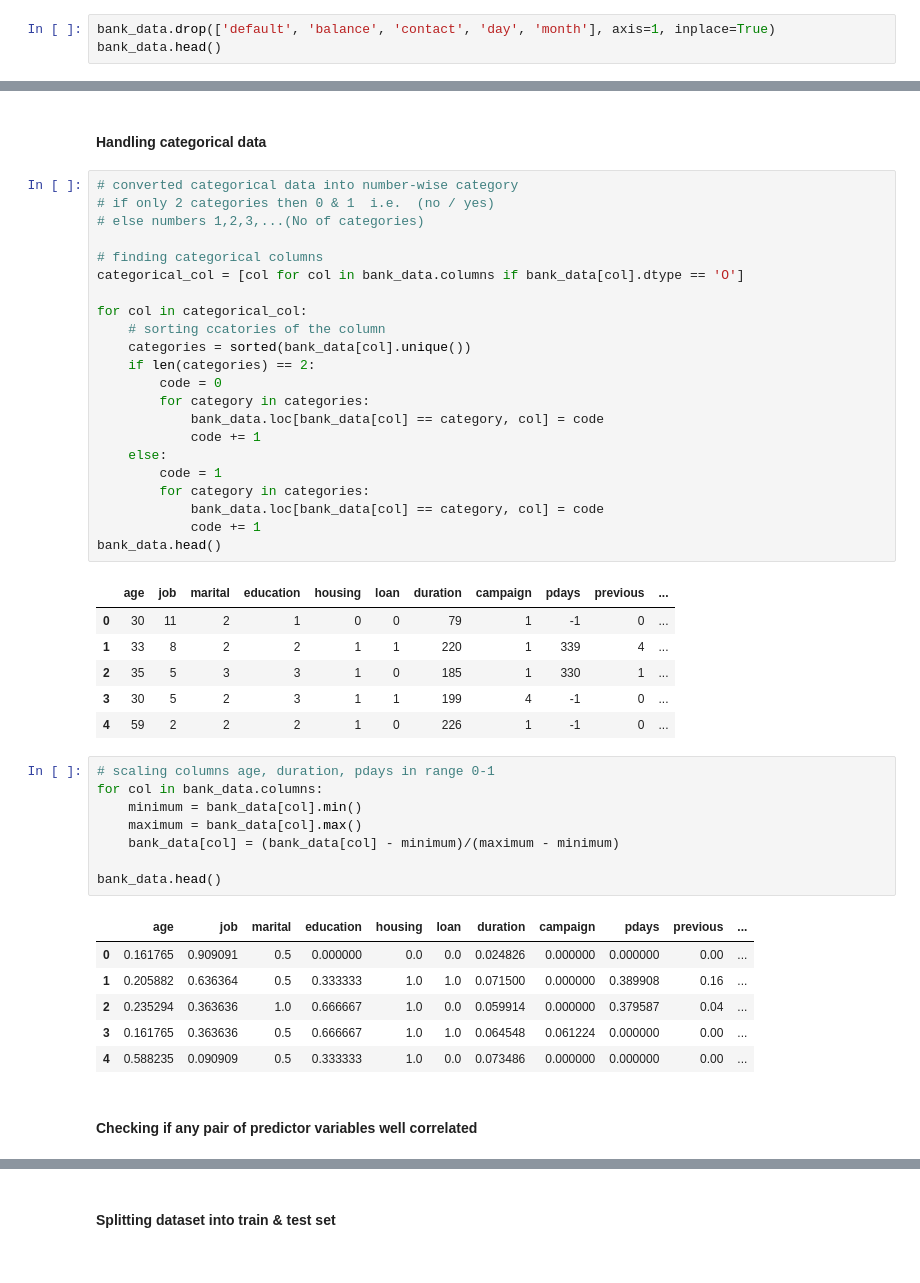
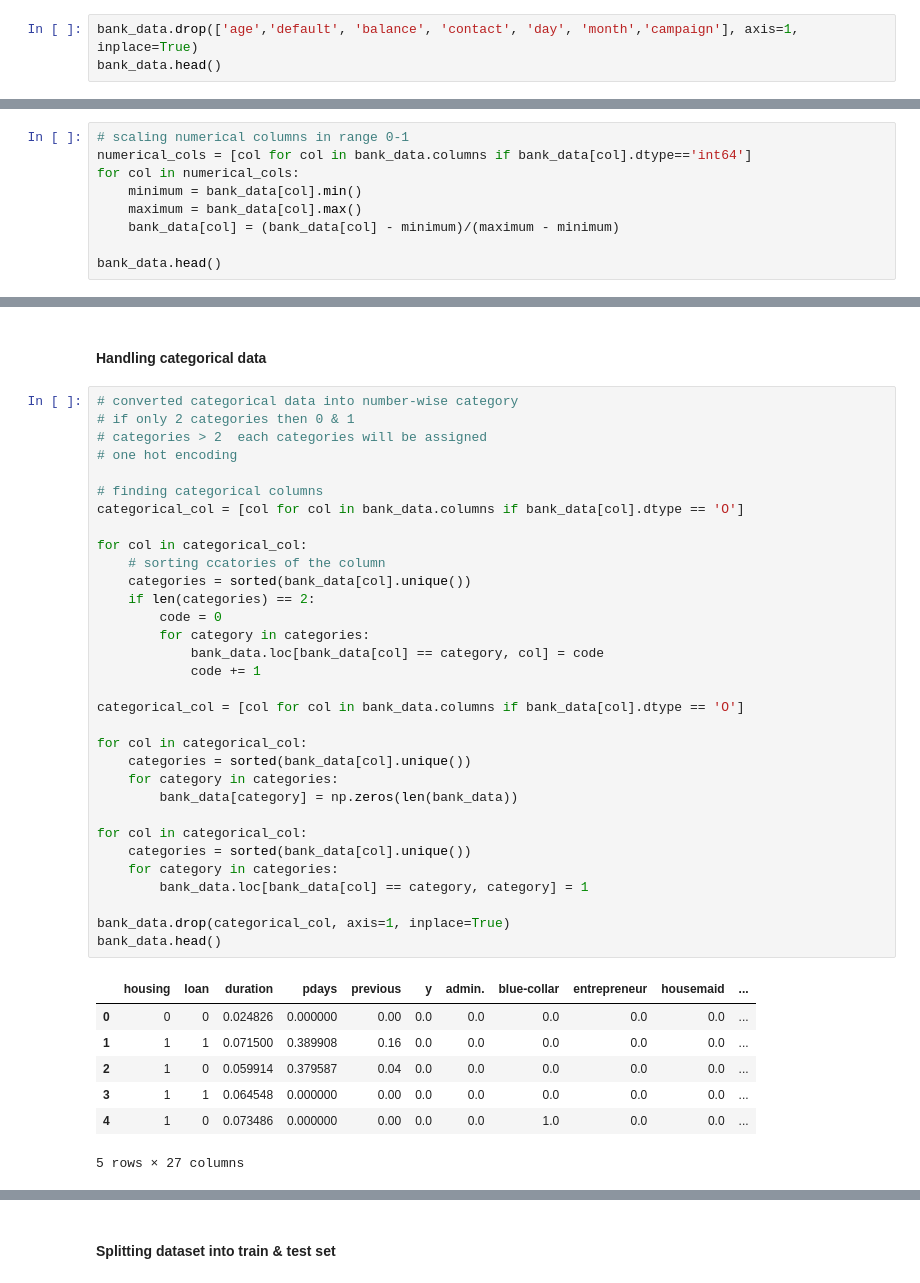
Before and after one commit to vaibhavyesalwad/Machine-Learning-from-scratch, a Jupyter notebook: Classification/K- Nearest Neighbour (KNN)/01_BankCustomerPrediction.ipynb, the cells around one changed output, grey strips where cells are left out. Cells and saved outputs as stored; diff of their text form.

Commit message:
Refactored: used one-hot encoding instead of label encoding

```diff
--- a/Classification/K- Nearest Neighbour (KNN)/01_BankCustomerPrediction.ipynb
+++ b/Classification/K- Nearest Neighbour (KNN)/01_BankCustomerPrediction.ipynb
@@ -134,4 +156,4 @@ bank_data.groupby('default').mean()
 # %%
-bank_data.drop(['default', 'balance', 'contact', 'day', 'month'], axis=1, inplace=True)
+bank_data.drop(['age','default', 'balance', 'contact', 'day', 'month','campaign'], axis=1, inplace=True)
 bank_data.head()
 # %% [output]
@@ -143,0 +175,9 @@ bank_data.head()
+# %%
+# scaling numerical columns in range 0-1
+numerical_cols = [col for col in bank_data.columns if bank_data[col].dtype=='int64']
+for col in numerical_cols:
+    minimum = bank_data[col].min()
+    maximum = bank_data[col].max()
+    bank_data[col] = (bank_data[col] - minimum)/(maximum - minimum)
+
+bank_data.head()
@@ -145,47 +192,41 @@ bank_data.head()
 #### Handling categorical data
 # %%
 # converted categorical data into number-wise category
-# if only 2 categories then 0 & 1  i.e.  (no / yes)
-# else numbers 1,2,3,...(No of categories)
+# if only 2 categories then 0 & 1
+# categories > 2  each categories will be assigned
+# one hot encoding
 
 # finding categorical columns
 categorical_col = [col for col in bank_data.columns if bank_data[col].dtype == 'O']
 
 for col in categorical_col:
     # sorting ccatories of the column
     categories = sorted(bank_data[col].unique())
     if len(categories) == 2:
         code = 0
         for category in categories:
             bank_data.loc[bank_data[col] == category, col] = code
             code += 1
-    else:
-        code = 1
-        for category in categories:
-            bank_data.loc[bank_data[col] == category, col] = code
-            code += 1
+
+categorical_col = [col for col in bank_data.columns if bank_data[col].dtype == 'O']
+
+for col in categorical_col:
+    categories = sorted(bank_data[col].unique())
+    for category in categories:
+        bank_data[category] = np.zeros(len(bank_data))
+
+for col in categorical_col:
+    categories = sorted(bank_data[col].unique())
+    for category in categories:
+        bank_data.loc[bank_data[col] == category, category] = 1
+
+bank_data.drop(categorical_col, axis=1, inplace=True)
 bank_data.head()
 # %% [output]
-|  | age | job | marital | education | housing | loan | duration | campaign | pdays | previous | ... |
-| 0 | 30 | 11 | 2 | 1 | 0 | 0 | 79 | 1 | -1 | 0 | ... |
-| 1 | 33 | 8 | 2 | 2 | 1 | 1 | 220 | 1 | 339 | 4 | ... |
-| 2 | 35 | 5 | 3 | 3 | 1 | 0 | 185 | 1 | 330 | 1 | ... |
-| 3 | 30 | 5 | 2 | 3 | 1 | 1 | 199 | 4 | -1 | 0 | ... |
-| 4 | 59 | 2 | 2 | 2 | 1 | 0 | 226 | 1 | -1 | 0 | ... |
+|  | housing | loan | duration | pdays | previous | y | admin. | blue-collar | entrepreneur | housemaid | ... |
+| 0 | 0 | 0 | 0.024826 | 0.000000 | 0.00 | 0.0 | 0.0 | 0.0 | 0.0 | 0.0 | ... |
+| 1 | 1 | 1 | 0.071500 | 0.389908 | 0.16 | 0.0 | 0.0 | 0.0 | 0.0 | 0.0 | ... |
+| 2 | 1 | 0 | 0.059914 | 0.379587 | 0.04 | 0.0 | 0.0 | 0.0 | 0.0 | 0.0 | ... |
+| 3 | 1 | 1 | 0.064548 | 0.000000 | 0.00 | 0.0 | 0.0 | 0.0 | 0.0 | 0.0 | ... |
+| 4 | 1 | 0 | 0.073486 | 0.000000 | 0.00 | 0.0 | 0.0 | 1.0 | 0.0 | 0.0 | ... |
+5 rows × 27 columns
-# %%
-# scaling columns age, duration, pdays in range 0-1
-for col in bank_data.columns:
-    minimum = bank_data[col].min()
-    maximum = bank_data[col].max()
-    bank_data[col] = (bank_data[col] - minimum)/(maximum - minimum)
-
-bank_data.head()
-# %% [output]
-|  | age | job | marital | education | housing | loan | duration | campaign | pdays | previous | ... |
-| 0 | 0.161765 | 0.909091 | 0.5 | 0.000000 | 0.0 | 0.0 | 0.024826 | 0.000000 | 0.000000 | 0.00 | ... |
-| 1 | 0.205882 | 0.636364 | 0.5 | 0.333333 | 1.0 | 1.0 | 0.071500 | 0.000000 | 0.389908 | 0.16 | ... |
-| 2 | 0.235294 | 0.363636 | 1.0 | 0.666667 | 1.0 | 0.0 | 0.059914 | 0.000000 | 0.379587 | 0.04 | ... |
-| 3 | 0.161765 | 0.363636 | 0.5 | 0.666667 | 1.0 | 1.0 | 0.064548 | 0.061224 | 0.000000 | 0.00 | ... |
-| 4 | 0.588235 | 0.090909 | 0.5 | 0.333333 | 1.0 | 0.0 | 0.073486 | 0.000000 | 0.000000 | 0.00 | ... |
-# %% [markdown]
-#### Checking if any pair of predictor variables well correlated
```
Also changed, not shown: parts of 18 cells of this notebook.
